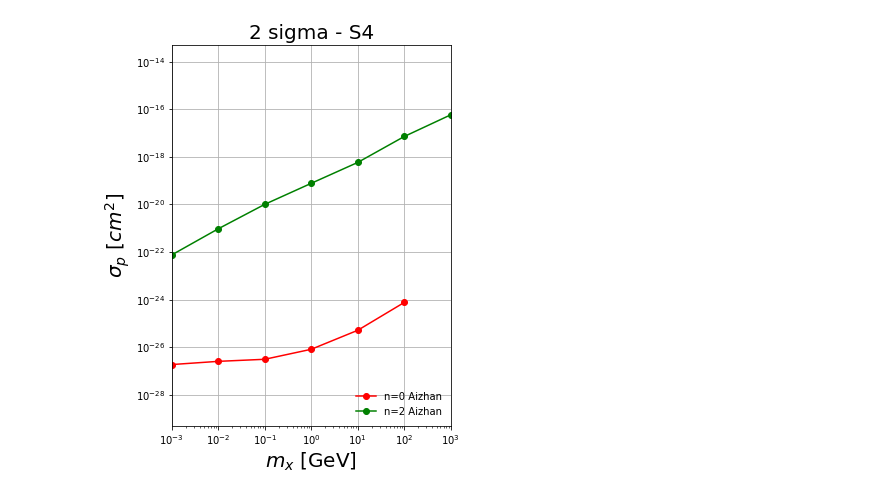
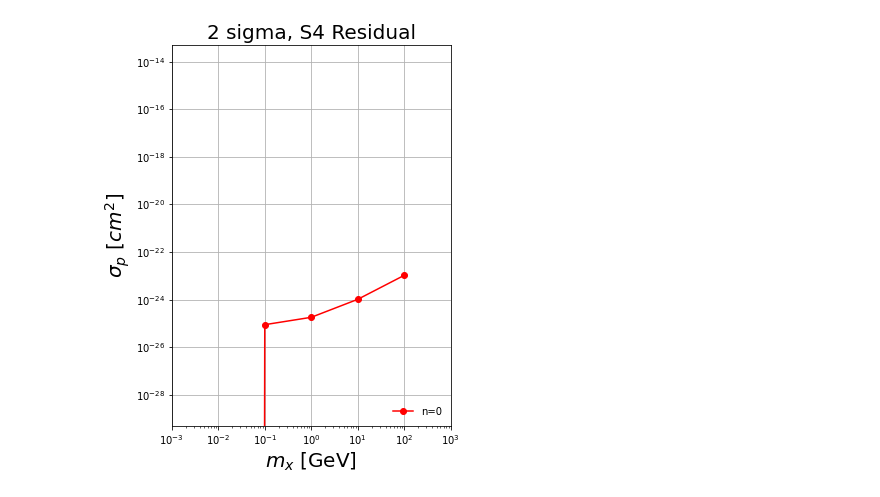
Before and after one commit to iej2106/cosmo_class, a Jupyter notebook: upperlimit_crossection.ipynb, the cells around one changed output. Saved outputs shown, nothing was run; the diff lists cells and outputs as text; code cells hidden in the pictures.

Commit message:
adding residual

```diff
--- a/upperlimit_crossection.ipynb
+++ b/upperlimit_crossection.ipynb
@@ -17,7 +17,11 @@ with open("fisher_data/planck_n=2/planck_sigma_dmeff_n=2.txt") as f2:
     x2 = [float(row.split(' ')[0]) for row in data2]
     step2 = [float(row.split(' ')[2]) for row in data2]
 # %%
-#S4 data:
+                    ############### S4 data: ###############
+#Isabella
+m_n0 = [1e-3, 1e-2, 1e-1, 1, 10, 100, 1000]
+sigma_n0 = [0, 0, 9.150500754760067e-26, 1.8883599099943004e-25, 1.0815574075997496e-24, 1.129298921960207e-23, 5.401010220380977e-23
+]
 
 #Aizhan
 # n=0
@@ -26,3 +30,27 @@ sigma_dmeff_95_S4_n0 = [1.8612307999999997e-27, 2.5382473e-27, 3.1014045e-27, 8.
 # n=2
 masses_n2 = [0.001, 0.01, 0.1, 1, 10, 100, 1000]
 sigma_dmeff_95_S4_n2 = [7.595824e-23, 9.516704800000001e-22, 1.0158481e-20, 7.785000900000001e-20, 5.874233000000001e-19, 7.2368819e-18, 5.9086241e-17]
+
+#residual
+residual_n0 = [a_i - b_i for a_i, b_i in zip(sigma_n0,sigma_dmeff_95_S4_n0)]
+print(residual)
+
+#S4 PLOT:
+
+fig, ax = plt.subplots(figsize=(5, 7))
+ax.plot(masses_n0, sigma_dmeff_95_S4_n0, 'ro-',label='n=0 Aizhan')
+ax.plot(masses_n2, sigma_dmeff_95_S4_n2, 'go-',label='n=2 Aizhan')
+ax.plot(m_n0, sigma_n0, 'bo-',label='n=0 Isabella')
+ax.set(xlabel='DM mass [GeV]', ylabel='cross section [cm^2]')
+ax.grid()
+
+plt.xlabel(r"$m_x$ [GeV]", fontsize=20)
+plt.ylabel(r"$\sigma_p$ [$cm^2$]",fontsize=20)
+
+ax.set(xlim=(1e-3, 1e3), ylim=(5e-30, 5e-14))
+plt.xscale('log')
+plt.yscale('log')
+plt.legend(loc='lower right', frameon=False)
+fig.savefig("fisher_plots/upperlimit_crosssection_S4.png")
+plt.title('2 sigma - S4',fontsize=20)
+plt.show()
@@ -29,22 +60,20 @@ sigma_dmeff_95_S4_n2 = [7.595824e-23, 9.516704800000001e-22, 1.0158481e-20, 7.78
 # %%
-#S4:
+#RESIDUAL
 
 fig, ax = plt.subplots(figsize=(5, 7))
-ax.plot(masses_n0, sigma_dmeff_95_S4_n0, 'ro-',label='n=0 Aizhan')
-ax.plot(masses_n2, sigma_dmeff_95_S4_n2, 'go-',label='n=2 Aizhan')
+ax.plot(masses_n0, residual_n0, 'ro-',label='n=0')
 ax.set(xlabel='DM mass [GeV]', ylabel='cross section [cm^2]')
 ax.grid()
 
 plt.xlabel(r"$m_x$ [GeV]", fontsize=20)
 plt.ylabel(r"$\sigma_p$ [$cm^2$]",fontsize=20)
 
 ax.set(xlim=(1e-3, 1e3), ylim=(5e-30, 5e-14))
 plt.xscale('log')
 plt.yscale('log')
 plt.legend(loc='lower right', frameon=False)
-fig.savefig("fisher_plots/upperlimit_crosssection.png")
-plt.title('2 sigma - S4',fontsize=20)
+plt.title('2 sigma, S4 Residual',fontsize=20)
 plt.show()
 # %% [output]
-[figure, old version]
+[figure, new version]
 # %%
```
Also changed, not shown: parts of 7 cells of this notebook.
